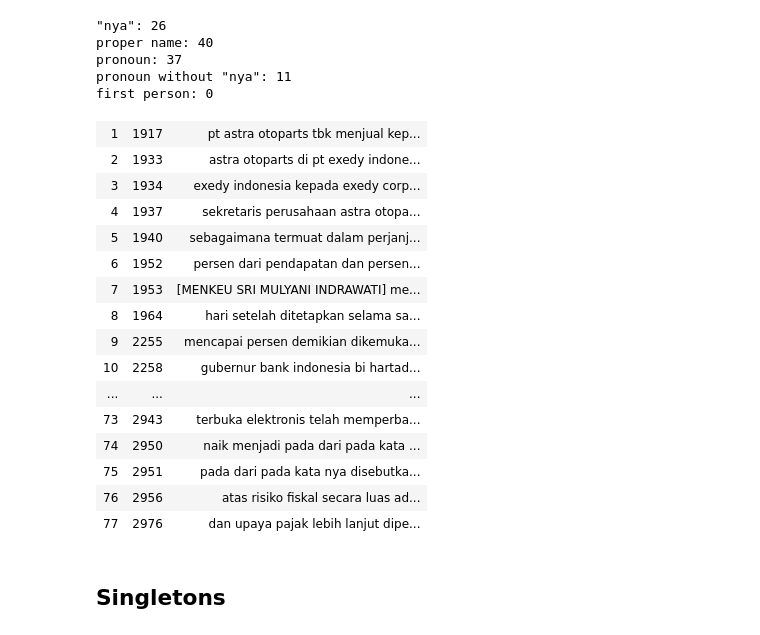
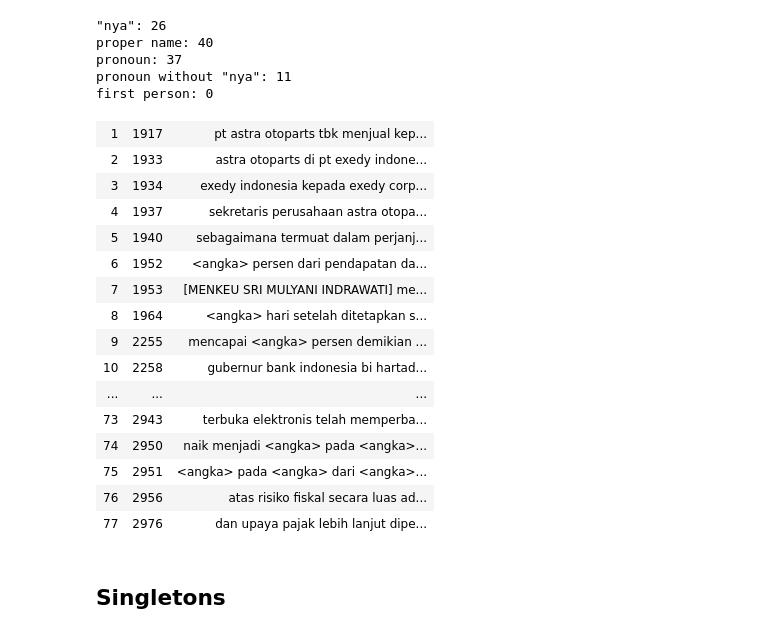
Before and after one commit to tugas-akhir-nlp/indonesian-coreference-resolution-cnn, a Jupyter notebook: singleton classifier analysis.ipynb, the cells around one changed output. Saved outputs shown, nothing was run; the diff lists cells and outputs as text; code cells hidden in the pictures.

```diff
--- a/singleton classifier analysis.ipynb
+++ b/singleton classifier analysis.ipynb
@@ -152,26 +153,26 @@ first person: 0
 # %%
 data_to_analyze, text_data_to_analyze = true_negatives, true_negative_texts
 
 display(HTML(tabulate([
-    [i, idx, text]
+    [i, idx, escape(text)]
     for i, idx, text
     in zip(range(1, len(data_to_analyze) + 1), data_to_analyze['id'], text_data_to_analyze)
 ], tablefmt='html')))
 # %% [output]
 | 1 | 1917 | pt astra otoparts tbk menjual kep... |
 | 2 | 1933 | astra otoparts di pt exedy indone... |
 | 3 | 1934 | exedy indonesia kepada exedy corp... |
 | 4 | 1937 | sekretaris perusahaan astra otopa... |
 | 5 | 1940 | sebagaimana termuat dalam perjanj... |
-| 6 | 1952 | persen dari pendapatan dan persen... |
+| 6 | 1952 | <angka> persen dari pendapatan da... |
 | 7 | 1953 | [MENKEU SRI MULYANI INDRAWATI] me... |
-| 8 | 1964 | hari setelah ditetapkan selama sa... |
-| 9 | 2255 | mencapai persen demikian dikemuka... |
+| 8 | 1964 | <angka> hari setelah ditetapkan s... |
+| 9 | 2255 | mencapai <angka> persen demikian ... |
 | 10 | 2258 | gubernur bank indonesia bi hartad... |
 | ... | ... | ... |
 | 73 | 2943 | terbuka elektronis telah memperba... |
-| 74 | 2950 | naik menjadi pada dari pada kata ... |
-| 75 | 2951 | pada dari pada kata nya disebutka... |
+| 74 | 2950 | naik menjadi <angka> pada <angka>... |
+| 75 | 2951 | <angka> pada <angka> dari <angka>... |
 | 76 | 2956 | atas risiko fiskal secara luas ad... |
 | 77 | 2976 | dan upaya pajak lebih lanjut dipe... |
 # %% [markdown]
```
Also changed, not shown: parts of 4 cells of this notebook.
